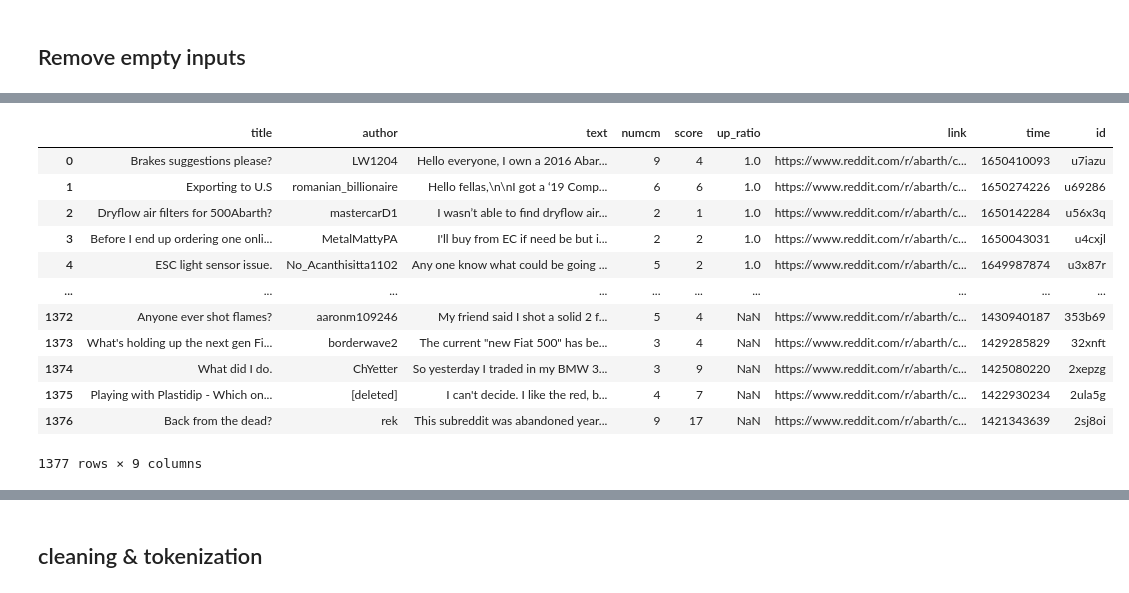
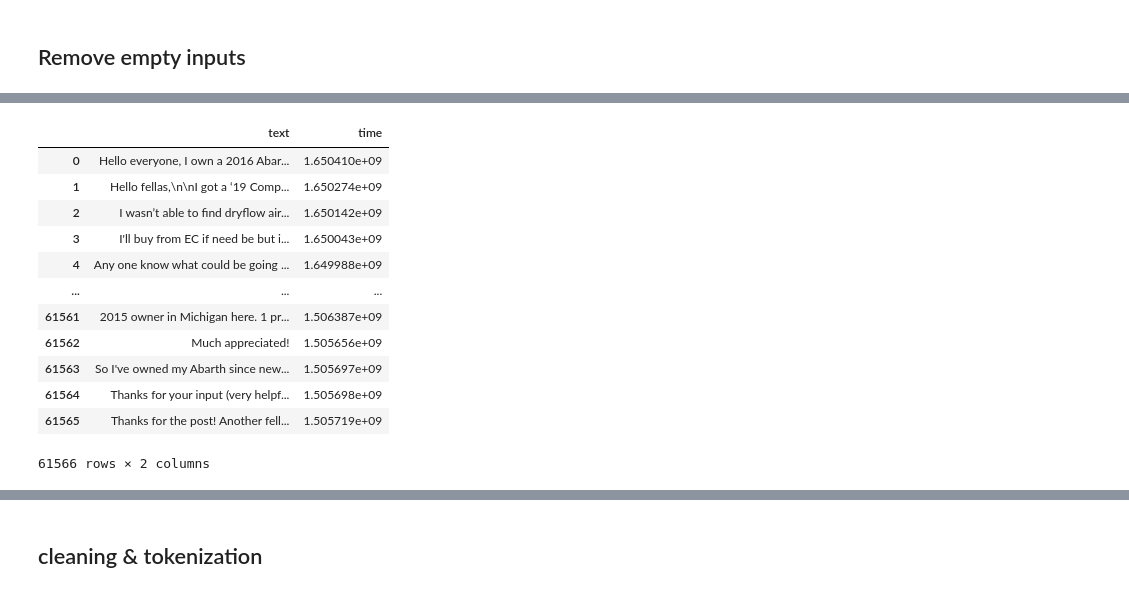
Before and after one commit to XShawn1/Bayes_ARP_Abarth_1, a Jupyter notebook: Alvis-ARP-Abarth1.ipynb, the cells around one changed output, grey strips where cells are left out. Cells and saved outputs as stored; diff of their text form; code cells hidden in the pictures.

```diff
--- a/Alvis-ARP-Abarth1.ipynb
+++ b/Alvis-ARP-Abarth1.ipynb
@@ -11,4 +13,2 @@ import matplotlib.pyplot as plt
 # %%
-df = pd.read_csv("C:/Users/Alvis Cheung/Desktop/Bayes/Term 3/Applied Research Project/Data Ready/pushshift_abarth_20230509.csv")
-df = df.drop(columns=['Unnamed: 0','cm'])
-df
+basepath = "C:/Users/Alvis Cheung/Desktop/Bayes/Term 3/Applied Research Project/Data Ready/"
@@ -81,0 +15,22 @@ Name: count, Length: 1511, dtype: int64
+# %%
+df_PA = pd.read_csv(basepath+"pushshift_abarth_20230509.csv")
+df_PAcm = pd.read_csv(basepath+"pushshift_abarth_cm_20230509.csv")
+df_PF = pd.read_csv(basepath+"pushshift_fiat_abarth_20230519.csv")
+df_PFcm = pd.read_csv(basepath+"pushshift_fiat_abarth_cm_20230520.csv")
+
+df_RA = pd.read_csv(basepath+"redditapi_abarth_20230509.csv")
+df_RAcm = pd.read_csv(basepath+"redditapi_abarth_cm_20230509.csv")
+df_RF = pd.read_csv(basepath+"redditapi_fiat_abarth_20230509.csv")
+df_RFcm = pd.read_csv(basepath+"redditapi_fiat_abarth_cm_20230509.csv")
+
+
+
+df_PA = df_PA.drop(columns=['Unnamed: 0'])
+df_PAcm = df_PAcm.drop(columns=['Unnamed: 0'])
+df_PF = df_PF.drop(columns=['Unnamed: 0'])
+df_PFcm = df_PFcm.drop(columns=['Unnamed: 0'])
+
+df_RA = df_RA.drop(columns=['Unnamed: 0'])
+df_RAcm = df_RAcm.drop(columns=['Unnamed: 0'])
+df_RF = df_RF.drop(columns=['Unnamed: 0'])
+df_RFcm = df_RFcm.drop(columns=['Unnamed: 0'])
@@ -81,0 +53,11 @@ Name: count, Length: 1511, dtype: int64
+# %%
+frames = [df_PA[['text','time']],
+         df_PAcm[['text','time']],
+         df_PF[['text','time']],
+         df_PFcm[['text','time']],
+         df_RA[['text','time']],
+         df_RAcm[['text','time']],
+         df_RF[['text','time']],
+         df_RFcm[['text','time']]]
+df = pd.concat(frames)
+df
@@ -140,17 +117,17 @@ Name: count, Length: 1376, dtype: int64
 # %%
-dfCleanText1 = dfClean.loc[dfClean.text.notnull()].reset_index(drop=True)
-dfCleanText1
+dfCleanText = dfClean.loc[dfClean.text.notnull()].reset_index(drop=True)
+dfCleanText
 # %% [output]
-|  | title | author | text | numcm | score | up_ratio | link | time | id |
-| 0 | Brakes suggestions please? | LW1204 | Hello everyone, I own a 2016 Abar... | 9 | 4 | 1.0 | https://www.reddit.com/r/abarth/c... | 1650410093 | u7iazu |
-| 1 | Exporting to U.S | romanian_billionaire | Hello fellas,\n\nI got a ‘19 Comp... | 6 | 6 | 1.0 | https://www.reddit.com/r/abarth/c... | 1650274226 | u69286 |
-| 2 | Dryflow air filters for 500Abarth? | mastercarD1 | I wasn’t able to find dryflow air... | 2 | 1 | 1.0 | https://www.reddit.com/r/abarth/c... | 1650142284 | u56x3q |
-| 3 | Before I end up ordering one onli... | MetalMattyPA | I'll buy from EC if need be but i... | 2 | 2 | 1.0 | https://www.reddit.com/r/abarth/c... | 1650043031 | u4cxjl |
-| 4 | ESC light sensor issue. | No_Acanthisitta1102 | Any one know what could be going ... | 5 | 2 | 1.0 | https://www.reddit.com/r/abarth/c... | 1649987874 | u3x87r |
-| ... | ... | ... | ... | ... | ... | ... | ... | ... | ... |
-| 1372 | Anyone ever shot flames? | aaronm109246 | My friend said I shot a solid 2 f... | 5 | 4 | NaN | https://www.reddit.com/r/abarth/c... | 1430940187 | 353b69 |
-| 1373 | What's holding up the next gen Fi... | borderwave2 | The current "new Fiat 500" has be... | 3 | 4 | NaN | https://www.reddit.com/r/abarth/c... | 1429285829 | 32xnft |
-| 1374 | What did I do. | ChYetter | So yesterday I traded in my BMW 3... | 3 | 9 | NaN | https://www.reddit.com/r/abarth/c... | 1425080220 | 2xepzg |
-| 1375 | Playing with Plastidip - Which on... | [deleted] | I can't decide. I like the red, b... | 4 | 7 | NaN | https://www.reddit.com/r/abarth/c... | 1422930234 | 2ula5g |
-| 1376 | Back from the dead? | rek | This subreddit was abandoned year... | 9 | 17 | NaN | https://www.reddit.com/r/abarth/c... | 1421343639 | 2sj8oi |
+|  | text | time |
+| 0 | Hello everyone, I own a 2016 Abar... | 1.650410e+09 |
+| 1 | Hello fellas,\n\nI got a ‘19 Comp... | 1.650274e+09 |
+| 2 | I wasn’t able to find dryflow air... | 1.650142e+09 |
+| 3 | I'll buy from EC if need be but i... | 1.650043e+09 |
+| 4 | Any one know what could be going ... | 1.649988e+09 |
+| ... | ... | ... |
+| 61561 | 2015 owner in Michigan here. 1 pr... | 1.506387e+09 |
+| 61562 | Much appreciated! | 1.505656e+09 |
+| 61563 | So I've owned my Abarth since new... | 1.505697e+09 |
+| 61564 | Thanks for your input (very helpf... | 1.505698e+09 |
+| 61565 | Thanks for the post! Another fell... | 1.505719e+09 |
-1377 rows × 9 columns
+61566 rows × 2 columns
```
Also changed, not shown: parts of 61 cells of this notebook.
